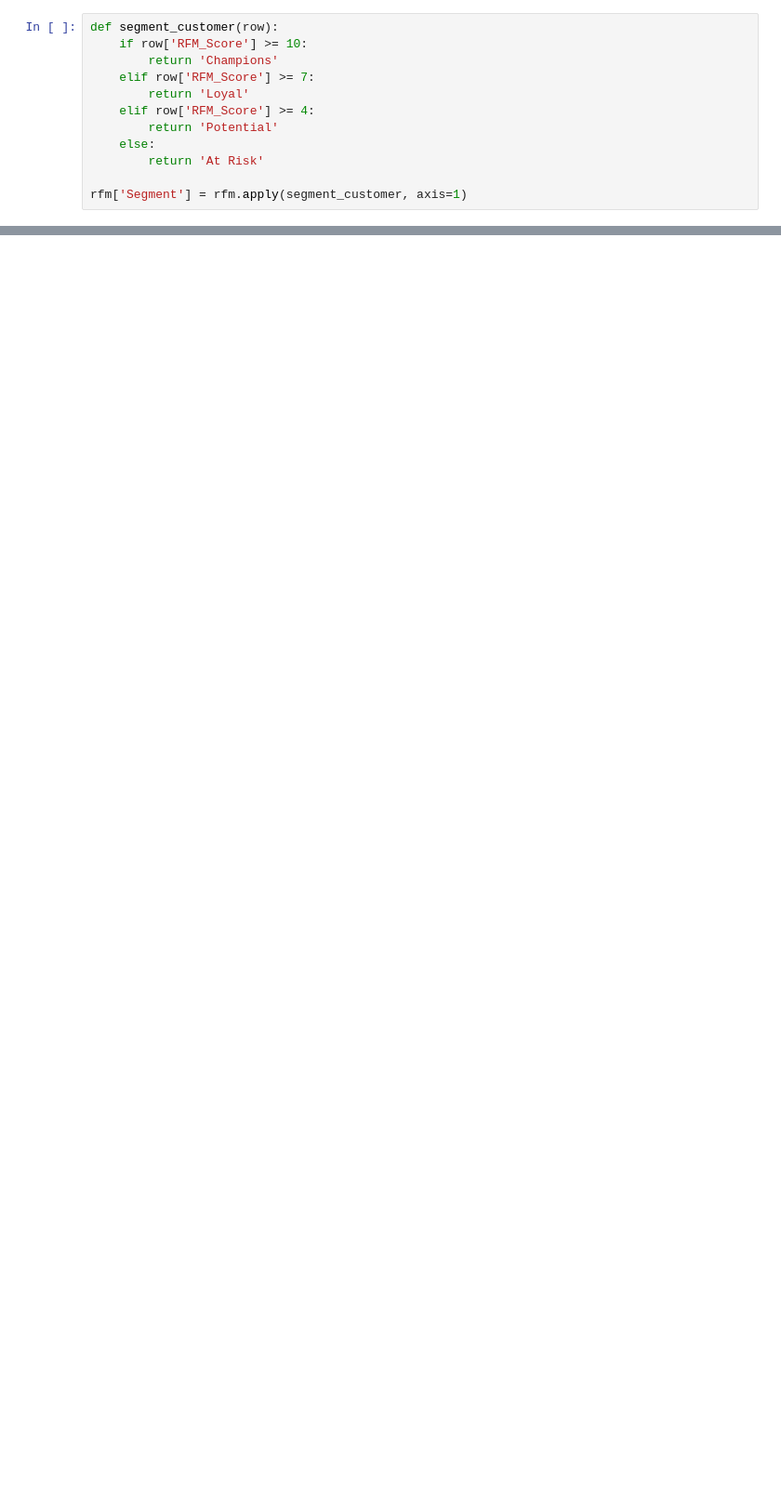
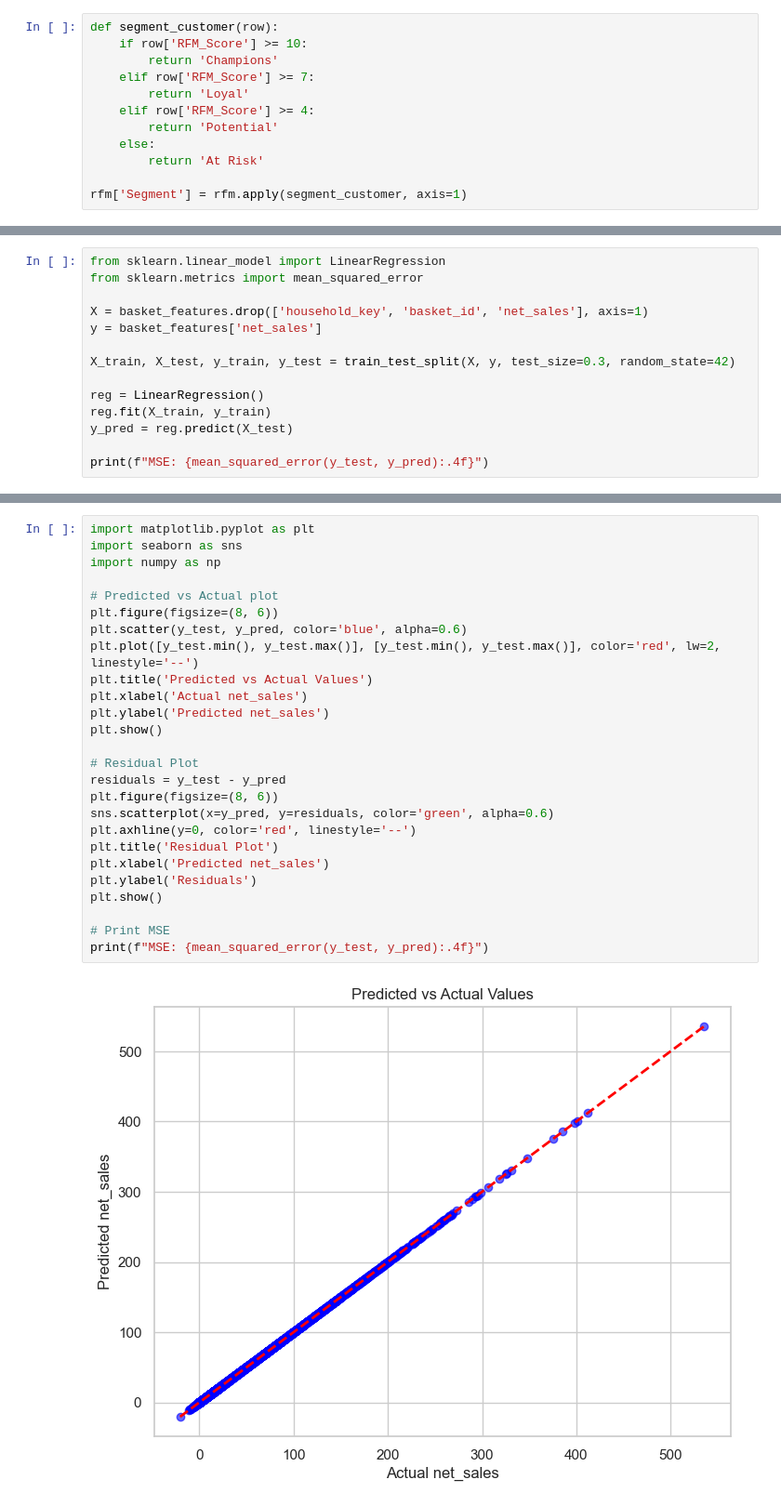
Before and after one commit to fahadmujawar/cart-based-customer-segmentation, a Jupyter notebook: DSML_EDA_pandas.ipynb, the cells around one changed output, grey strips where cells are left out. Shown at 93% size. Cells and saved outputs as stored; diff of their text form; blank space fills up the shorter version.

```diff
--- a/DSML_EDA_pandas.ipynb
+++ b/DSML_EDA_pandas.ipynb
@@ -871,0 +946,14 @@ Passing `palette` without assigning `hue` is deprecated and will be removed in v
+# %%
+from sklearn.linear_model import LinearRegression
+from sklearn.metrics import mean_squared_error
+
+X = basket_features.drop(['household_key', 'basket_id', 'net_sales'], axis=1)
+y = basket_features['net_sales']
+
+X_train, X_test, y_train, y_test = train_test_split(X, y, test_size=0.3, random_state=42)
+
+reg = LinearRegression()
+reg.fit(X_train, y_train)
+y_pred = reg.predict(X_test)
+
+print(f"MSE: {mean_squared_error(y_test, y_pred):.4f}")
@@ -871,0 +962,28 @@ Passing `palette` without assigning `hue` is deprecated and will be removed in v
+# %%
+import matplotlib.pyplot as plt
+import seaborn as sns
+import numpy as np
+
+# Predicted vs Actual plot
+plt.figure(figsize=(8, 6))
+plt.scatter(y_test, y_pred, color='blue', alpha=0.6)
+plt.plot([y_test.min(), y_test.max()], [y_test.min(), y_test.max()], color='red', lw=2, linestyle='--')
+plt.title('Predicted vs Actual Values')
+plt.xlabel('Actual net_sales')
+plt.ylabel('Predicted net_sales')
+plt.show()
+
+# Residual Plot
+residuals = y_test - y_pred
+plt.figure(figsize=(8, 6))
+sns.scatterplot(x=y_pred, y=residuals, color='green', alpha=0.6)
+plt.axhline(y=0, color='red', linestyle='--')
+plt.title('Residual Plot')
+plt.xlabel('Predicted net_sales')
+plt.ylabel('Residuals')
+plt.show()
+
+# Print MSE
+print(f"MSE: {mean_squared_error(y_test, y_pred):.4f}")
+# %% [output]
+[figure, added]
```
Also changed, not shown: parts of 20 cells of this notebook.
